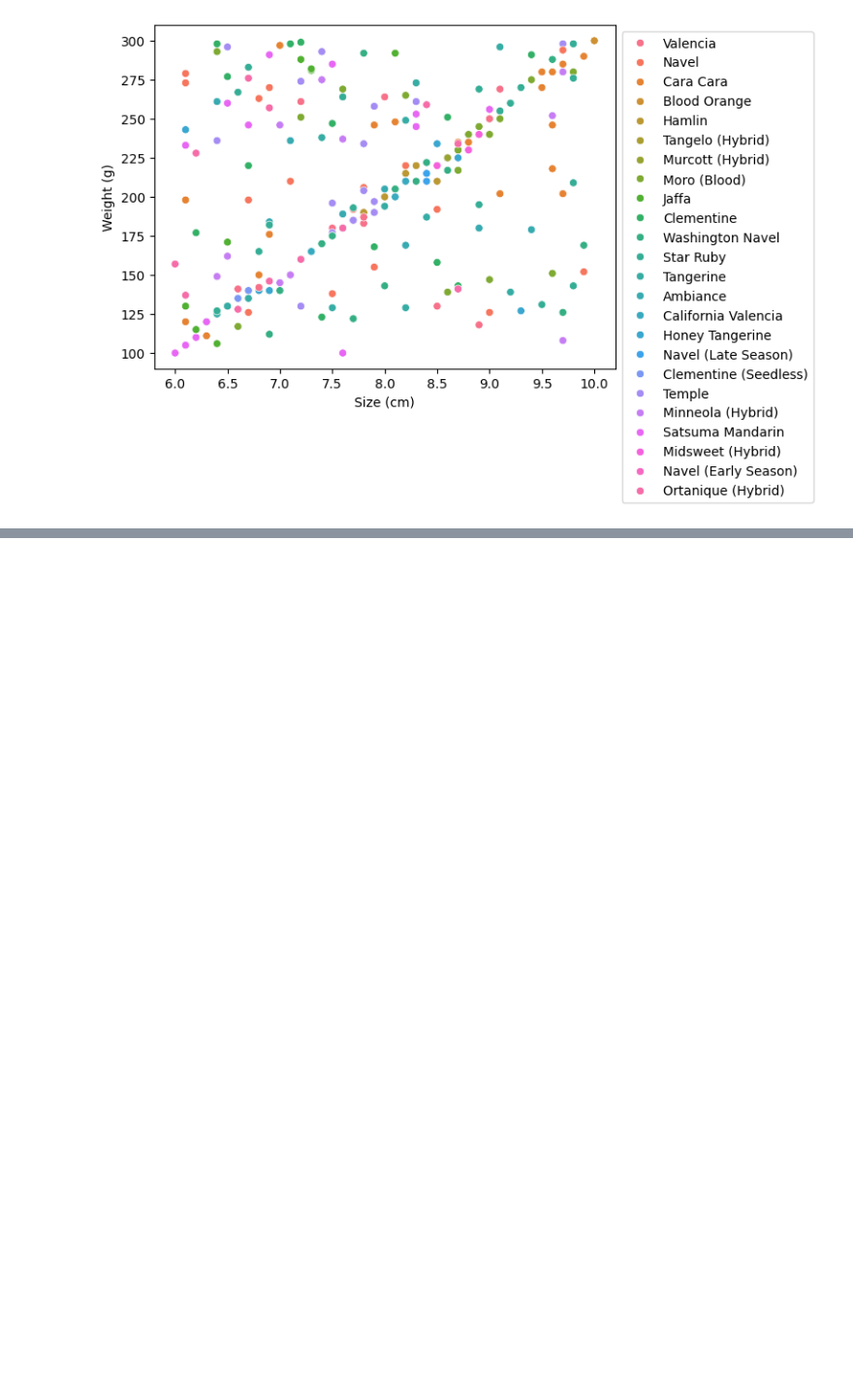
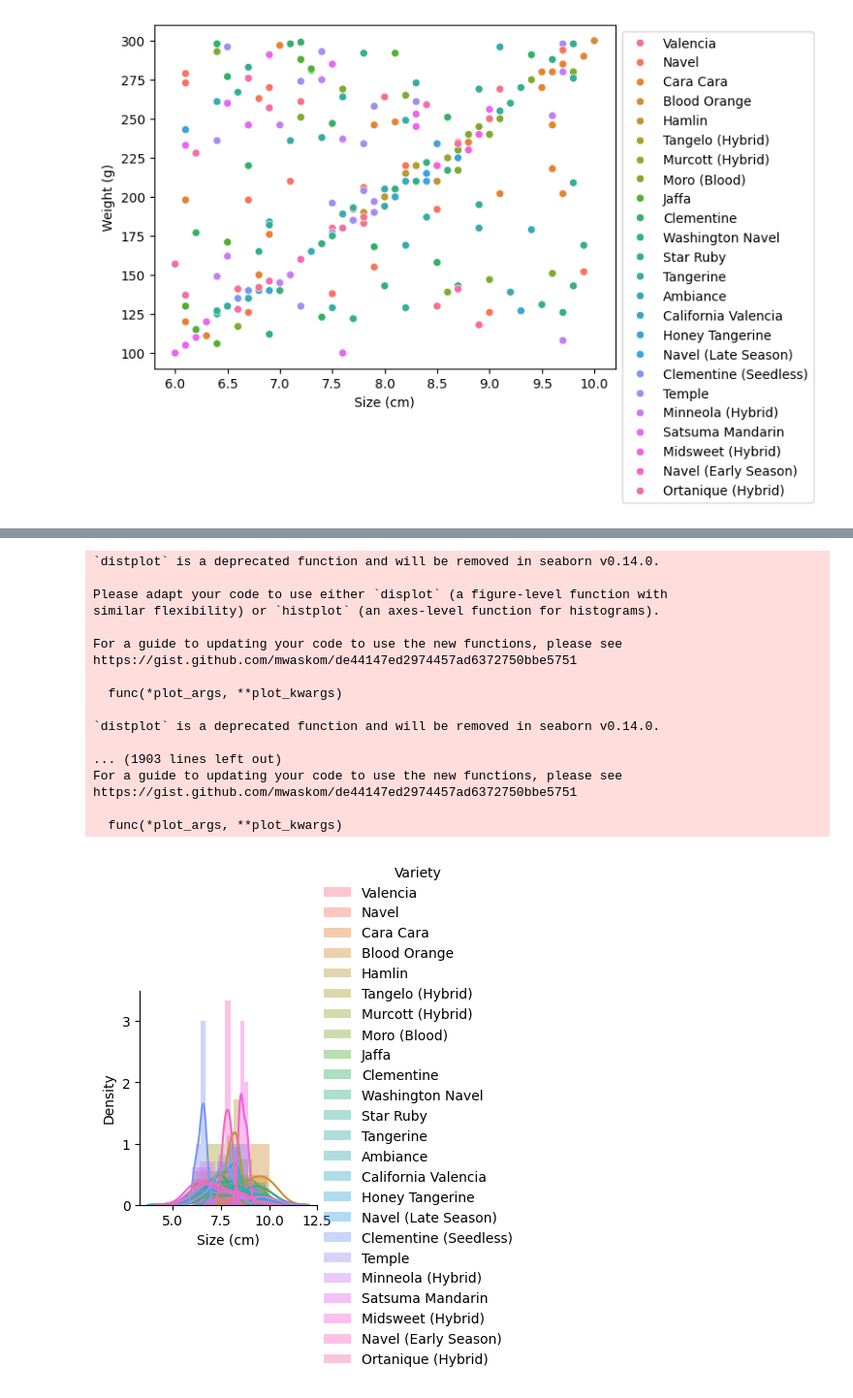
Before and after one commit to abidubaidillh/EDA-AI-7, a Jupyter notebook: orange_quality_eda.ipynb, the cells around one changed output, grey strips where cells are left out. Shown at 97% size. Saved outputs shown, nothing was run; the diff lists cells and outputs as text; code cells hidden in the pictures; blank space fills up the shorter version.

```diff
--- a/orange_quality_eda.ipynb
+++ b/orange_quality_eda.ipynb
@@ -162,0 +179,46 @@ plt.show()
+# %%
+# Histogram with Displot
+plot = sns.FacetGrid(df, hue="Variety")
+plot.map(sns.distplot, "Size (cm)").add_legend()
+
+plot = sns.FacetGrid(df, hue="Variety")
+plot.map(sns.distplot, "Weight (g)").add_legend()
+
+plot = sns.FacetGrid(df, hue="Variety")
+plot.map(sns.distplot, "Brix (Sweetness)").add_legend()
+
+plot = sns.FacetGrid(df, hue="Variety")
+plot.map(sns.distplot, "pH (Acidity)").add_legend()
+
+plot = sns.FacetGrid(df, hue="Variety")
+plot.map(sns.distplot, "Softness (1-5)").add_legend()
+
+plot = sns.FacetGrid(df, hue="Variety")
+plot.map(sns.distplot, "HarvestTime (days)").add_legend()
+
+plot = sns.FacetGrid(df, hue="Variety")
+plot.map(sns.distplot, "Ripeness (1-5)").add_legend()
+
+plot = sns.FacetGrid(df, hue="Variety")
+plot.map(sns.distplot, "Quality (1-5)").add_legend()
+
+plt.show()
+# %% [output]
+`distplot` is a deprecated function and will be removed in seaborn v0.14.0.
+
+Please adapt your code to use either `displot` (a figure-level function with
+similar flexibility) or `histplot` (an axes-level function for histograms).
+
+For a guide to updating your code to use the new functions, please see
+https://gist.github.com/mwaskom/de44147ed2974457ad6372750bbe5751
+
+  func(*plot_args, **plot_kwargs)
+
+`distplot` is a deprecated function and will be removed in seaborn v0.14.0.
+
+... (1903 lines left out)
+For a guide to updating your code to use the new functions, please see
+https://gist.github.com/mwaskom/de44147ed2974457ad6372750bbe5751
+
+  func(*plot_args, **plot_kwargs)
+[figure, added]
```
Also changed, not shown: parts of 23 cells of this notebook, 2 other files.
